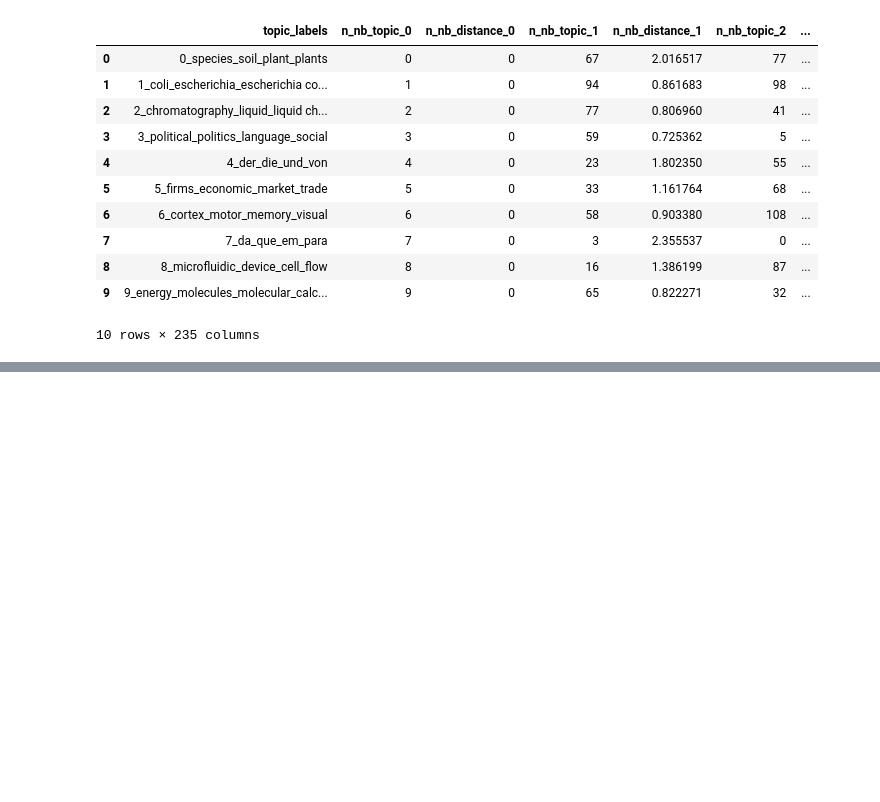
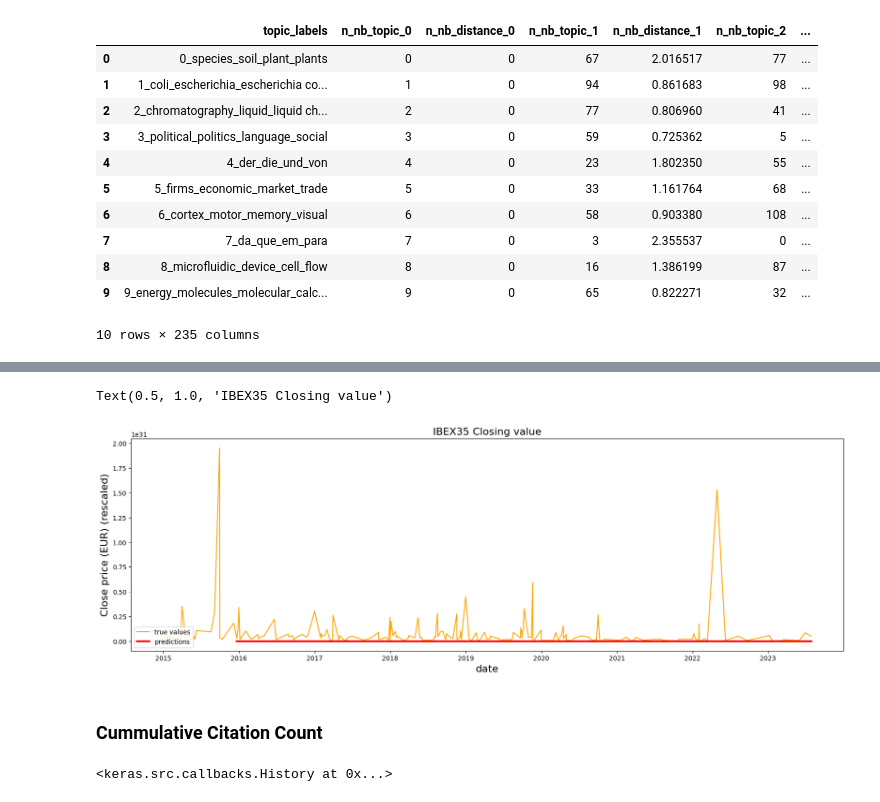
Before and after one commit to KutlualpTazefidan/convergence_oracle, a Jupyter notebook: Playground_JM/extract_embeddings.ipynb, the cells around one changed output, grey strips where cells are left out. Drawn from its saved outputs; the diff is of its cells as text; code cells hidden in the pictures; blank space fills up the shorter version.

```diff
--- a/Playground_JM/extract_embeddings.ipynb
+++ b/Playground_JM/extract_embeddings.ipynb
@@ -257,0 +334,11 @@ topic_labels_df.head(10)
+# %%
+X_train = train_data.publicationDate
+y_train = train_data['citationCount']
+
+X_test = test_data.publicationDate
+y_test = test_data['citationCount']
+
+n_features = 1
+
+train_series = y_train.values.reshape((len(y_train), n_features))
+test_series  = y_test.values.reshape((len(y_test), n_features))
@@ -257,0 +408,13 @@ topic_labels_df.head(10)
+# %%
+plt.figure(figsize=(20,6))
+plt.plot(test_data.publicationDate, test_data['citationCount'], c='orange',label='true values')
+plt.plot(X_test[20:],test_predictions, lw=3, c='r',linestyle = '-', label='predictions')
+plt.legend(loc="lower left")
+plt.xlabel("date", fontsize=16)
+plt.ylabel("Close price (EUR) (rescaled)", fontsize=16)
+plt.title("IBEX35 Closing value", fontsize=16)
+# %% [output]
+Text(0.5, 1.0, 'IBEX35 Closing value')
+[figure, added]
+# %% [markdown]
+### Cummulative Citation Count
@@ -257,0 +432,34 @@ topic_labels_df.head(10)
+# %%
+from keras.layers import BatchNormalization
+look_back = 20
+
+train_generator = TimeseriesGenerator(train_series, train_series,
+                                      length        = look_back,
+                                      sampling_rate = 1,
+                                      stride        = 1,
+                                      batch_size    = 10)
+
+test_generator = TimeseriesGenerator(test_series, test_series,
+                                      length        = look_back,
+                                      sampling_rate = 1,
+                                      stride        = 1,
+                                      batch_size    = 10)
+
+
+
+neurons=84
+model = Sequential()
+model.add(LSTM(neurons, return_sequences=True, input_shape=(look_back, n_features)))
+model.add(Dropout(0.2))
+model.add(LSTM(neurons,return_sequences=True))
+model.add(Dropout(0.2))
+model.add(LSTM(neurons))
+model.add(Dropout(0.2))
+
+
+
+model.add(Dense(1))  # Modify the output layer as needed
+model.compile(optimizer='adam', loss='mean_squared_error')
+model.fit(train_generator, epochs=200,verbose=0)
+# %% [output]
+<keras.src.callbacks.History at 0x...>
```
Also changed, not shown: parts of 20 cells of this notebook.
